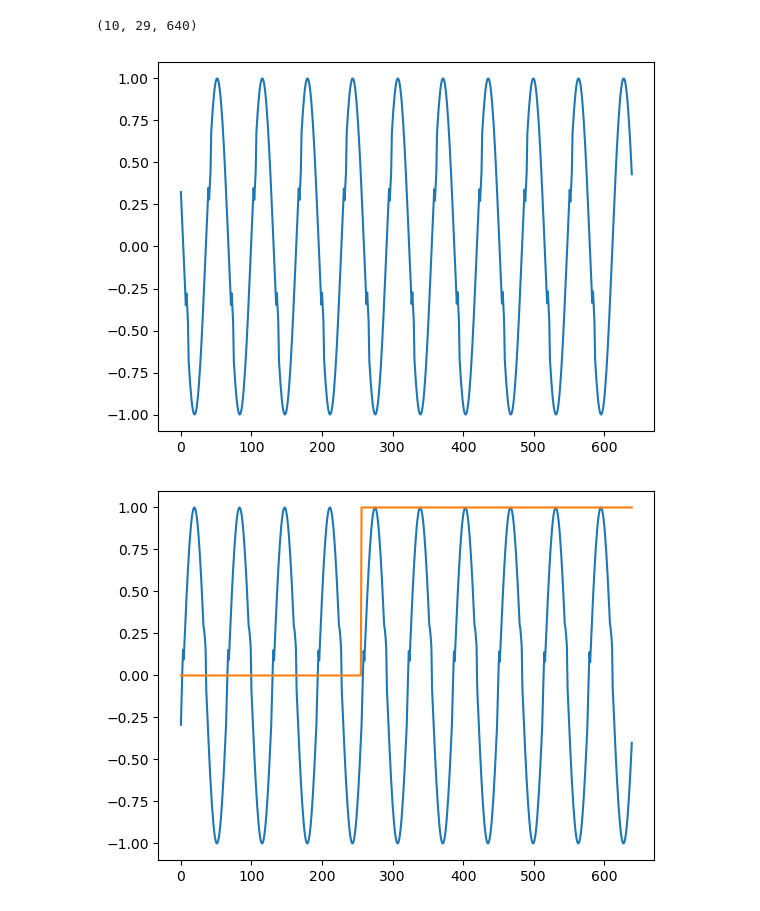
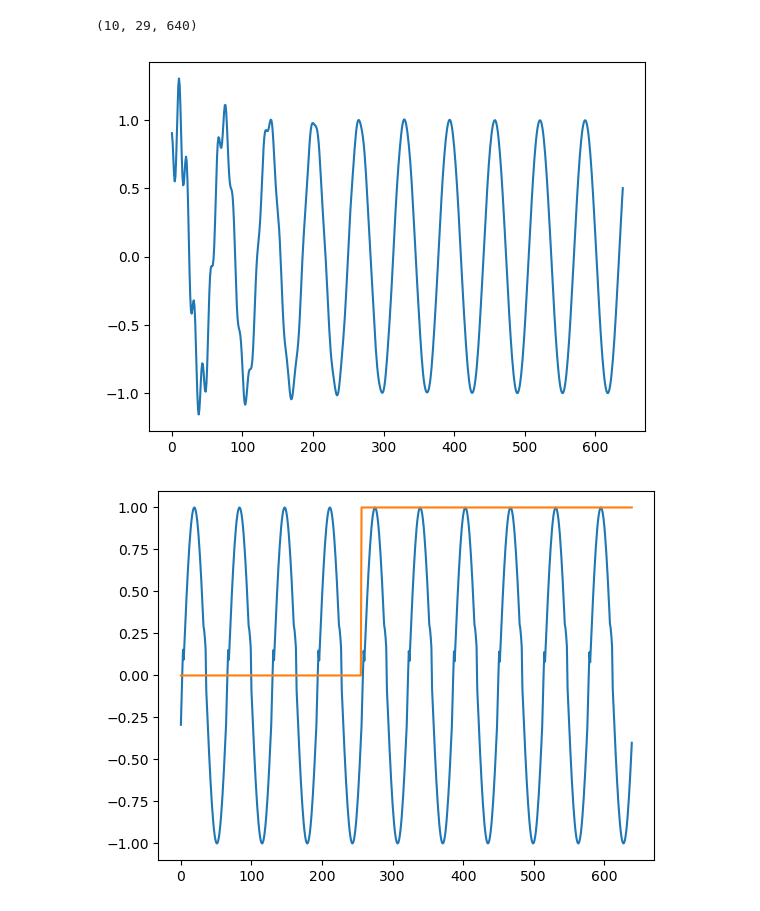
Before and after one commit to Micke1995/Tesis, a Jupyter notebook: Tesis3.ipynb, the cells around one changed output. Cells and saved outputs as stored; diff of their text form; code cells hidden in the pictures.

```diff
--- a/Tesis3.ipynb
+++ b/Tesis3.ipynb
@@ -41,10 +41,10 @@ datos.shape
 # %% [output]
 (10, 29, 640)
 # %%
-plt.plot(datos[1,16])
+plt.plot(datos[3,5])
 plt.show()
 # %% [output]
-[figure, old version]
+[figure, new version]
 # %%
 k=64#320
 w=k
```
Also changed, not shown: 6 other files.
